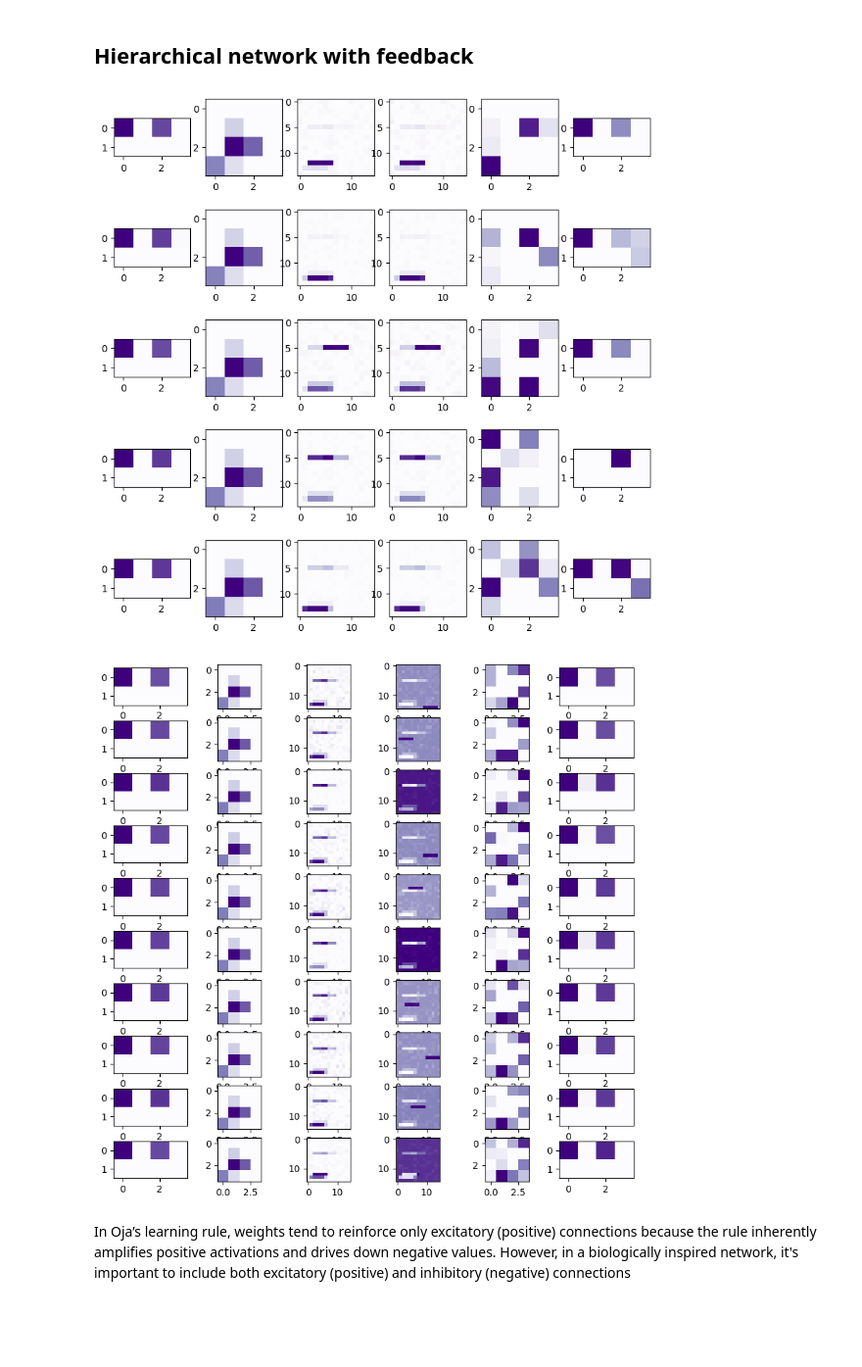
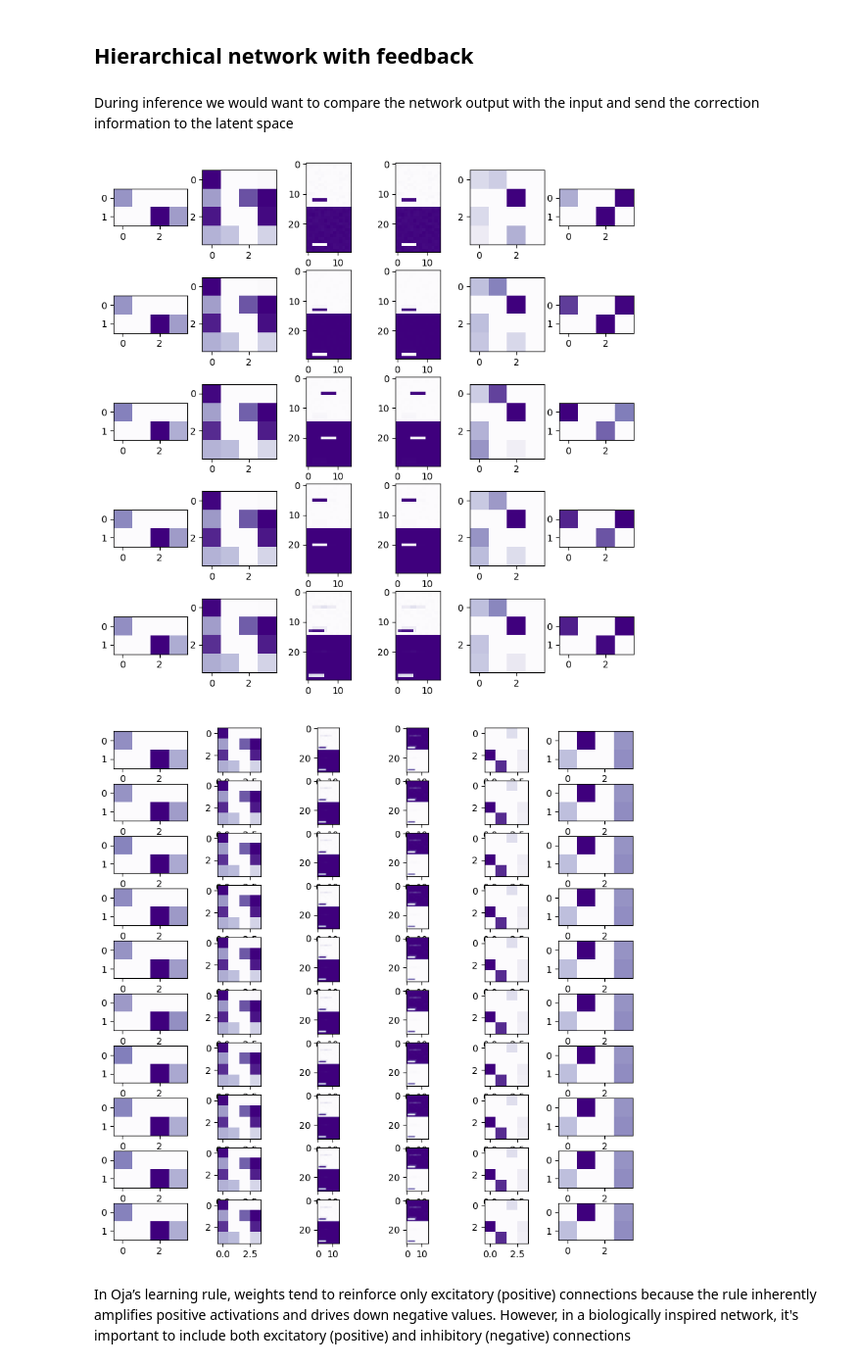
Before and after one commit to mikolasan/ai_sandbox, a Jupyter notebook: arc/hierarchical_negative.ipynb, the cells around one changed output. Shown at 98% size. Drawn from its saved outputs; the diff is of its cells as text; code cells hidden in the pictures; blank space fills up the shorter version.

```diff
--- a/arc/hierarchical_negative.ipynb
+++ b/arc/hierarchical_negative.ipynb
@@ -186,3 +173,18 @@ model = HierarchicalWithFeedback2(dim_list)
+# %%
+M = N*N*2
+
+dim_list = [
+    [M, 36],
+    [36, 16],
+    [16, 8],
+    [8, 16],
+    [16+M, 36],
+    [36+M, M],
+]
+
+model = HierarchicalWithFeedback2(dim_list)
+# %% [markdown]
+During inference we would want to compare the network output with the input and send the correction information to the latent space
 # %%
 model.eta = 0.5
 model.tau = 0.4
@@ -190,7 +192,7 @@ model.tau = 0.4
 fig, axs = plt.subplots(K, 6, figsize=(10, 10))
 
 for i in range(K):
-    x = input_saccades[i]
+    x = torch.cat([input_saccades[i], 1-input_saccades[i]])
     y = model(x)
     z = model.forward_back(y[0], y[-1])
     model.oja_update_back(z, y)
@@ -201,39 +203,39 @@ for i in range(K):
 
     axs[i,0].imshow(zz[0].view(2,-1).detach().numpy(), cmap=cm.Purples)
     axs[i,1].imshow(zz[1].view(4,4).detach().numpy(), cmap=cm.Purples)
-    axs[i,2].imshow(zz[3].view(15,15).detach().numpy(), cmap=cm.Purples)
-    axs[i,3].imshow(error.view(15,15).detach().numpy(), cmap=cm.Purples)
+    axs[i,2].imshow(zz[3].view(30,15).detach().numpy(), cmap=cm.Purples)
+    axs[i,3].imshow(error.view(30,15).detach().numpy(), cmap=cm.Purples)
     axs[i,4].imshow(correction[2].view(4,4).detach().numpy(), cmap=cm.Purples)
     axs[i,5].imshow(correction[3].view(2,-1).detach().numpy(), cmap=cm.Purples)
 
 plt.show()
 # %% [output]
-[figure, old version]
+[figure, new version]
 # %%
 L = 10
 test_saccades = create_displaced_tensors(input, K=L, receptive_field_size=(N, N))
 fig, axs = plt.subplots(L, 6, figsize=(10, 10))
 # x = test_set[0]
 
 for i in range(L):
-    x = test_saccades[i]
+    x = torch.cat([test_saccades[i], 1-test_saccades[i]])
     # y0 = torch.zeros_like(input_saccades[k]).flatten()
     y = model(x)
     aa = model.forward_back(y[0], y[-1])
 
     error = y[0] - aa[3]
     correction = model(error)
 
     axs[i,0].imshow(aa[0].view(2,-1).detach().numpy(), cmap=cm.Purples)
     axs[i,1].imshow(aa[1].view(4,4).detach().numpy(), cmap=cm.Purples)
-    axs[i,2].imshow(aa[3].view(15,15).detach().numpy(), cmap=cm.Purples)
-    axs[i,3].imshow(error.view(15,15).detach().numpy(), cmap=cm.Purples)
+    axs[i,2].imshow(aa[3].view(30,15).detach().numpy(), cmap=cm.Purples)
+    axs[i,3].imshow(error.view(30,15).detach().numpy(), cmap=cm.Purples)
     axs[i,4].imshow(correction[2].view(4,4).detach().numpy(), cmap=cm.Purples)
     axs[i,5].imshow(correction[3].view(2,-1).detach().numpy(), cmap=cm.Purples)
 
 plt.show()
 # %% [output]
-[figure, old version]
+[figure, new version]
 # %% [markdown]
 In Oja’s learning rule, weights tend to reinforce only excitatory (positive) connections because the rule inherently amplifies positive activations and drives down negative values.
 However, in a biologically inspired network, it's important to include both excitatory (positive) and inhibitory (negative) connections
```
Also changed, not shown: parts of 6 cells of this notebook, 2 other files.
